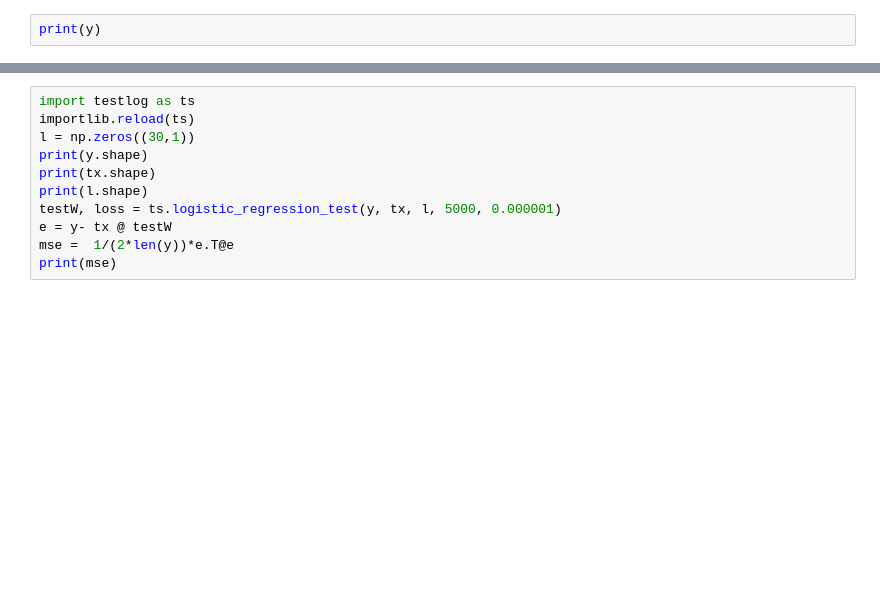
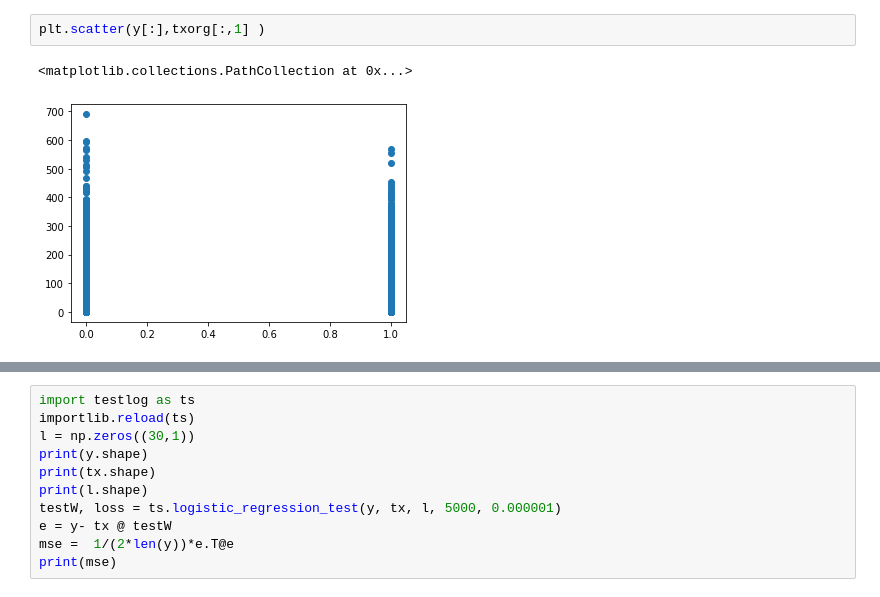
Before and after one commit to TheUndeadSloth/ML_EPFL, a Jupyter notebook: Project_1/TestingSebastian.ipynb, the cells around one changed output, grey strips where cells are left out. Saved outputs shown, nothing was run; the diff lists cells and outputs as text; blank space fills up the shorter version.

```diff
--- a/Project_1/TestingSebastian.ipynb
+++ b/Project_1/TestingSebastian.ipynb
@@ -14,2 +17,5 @@ txTest, idsTest = load_csv_Test('Data/test.csv')
-# %%
-print(y)
+# %%
+plt.scatter(y[:],txorg[:,1] )
+# %% [output]
+<matplotlib.collections.PathCollection at 0x...>
+[figure, added]
```
Also changed, not shown: parts of 11 cells of this notebook, 6 other files.
